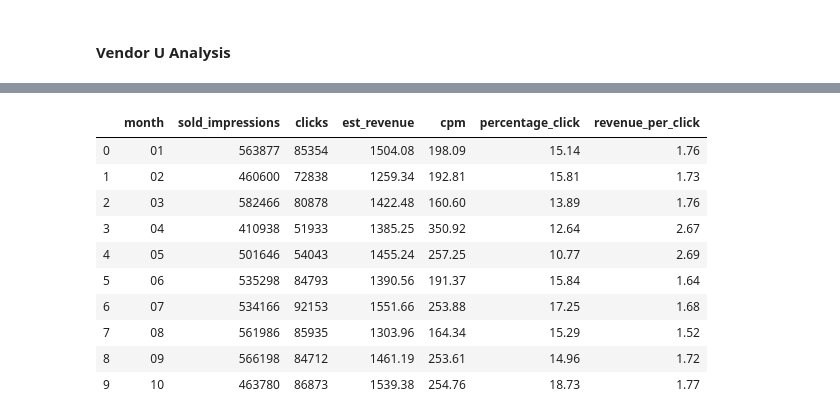
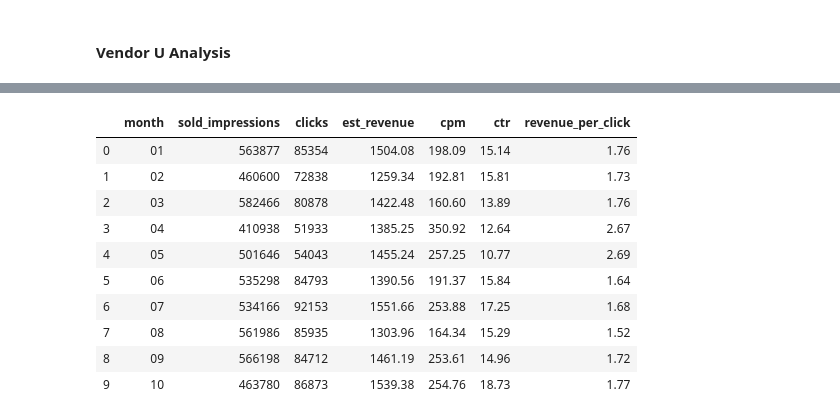
Before and after one commit to valmadrid/EDA-using-SQLite-Python, a Jupyter notebook: challenge_1.ipynb, the cells around one changed output, grey strips where cells are left out. Drawn from its saved outputs; the diff is of its cells as text; code cells hidden in the pictures.

```diff
--- a/challenge_1.ipynb
+++ b/challenge_1.ipynb
@@ -676,11 +663,11 @@ temp
 | 1 | Mobile Web | 3510722 | 513611 | 9056.92 | 1138.81 | 14.63 | 1.76 |
 # %%
 temp = df_u.groupby(["month"]).sum().reset_index()
-temp["percentage_click"] = temp["clicks"] / temp["sold_impressions"] * 100
+temp["ctr"] = temp["clicks"] / temp["sold_impressions"] * 100
 temp["revenue_per_click"] = temp["est_revenue"] / temp["clicks"] * 100
 temp
 # %% [output]
-|  | month | sold_impressions | clicks | est_revenue | cpm | percentage_click | revenue_per_click |
+|  | month | sold_impressions | clicks | est_revenue | cpm | ctr | revenue_per_click |
 | 0 | 01 | 563877 | 85354 | 1504.08 | 198.09 | 15.14 | 1.76 |
 | 1 | 02 | 460600 | 72838 | 1259.34 | 192.81 | 15.81 | 1.73 |
 | 2 | 03 | 582466 | 80878 | 1422.48 | 160.60 | 13.89 | 1.76 |
```
Also changed, not shown: parts of 9 cells of this notebook.
